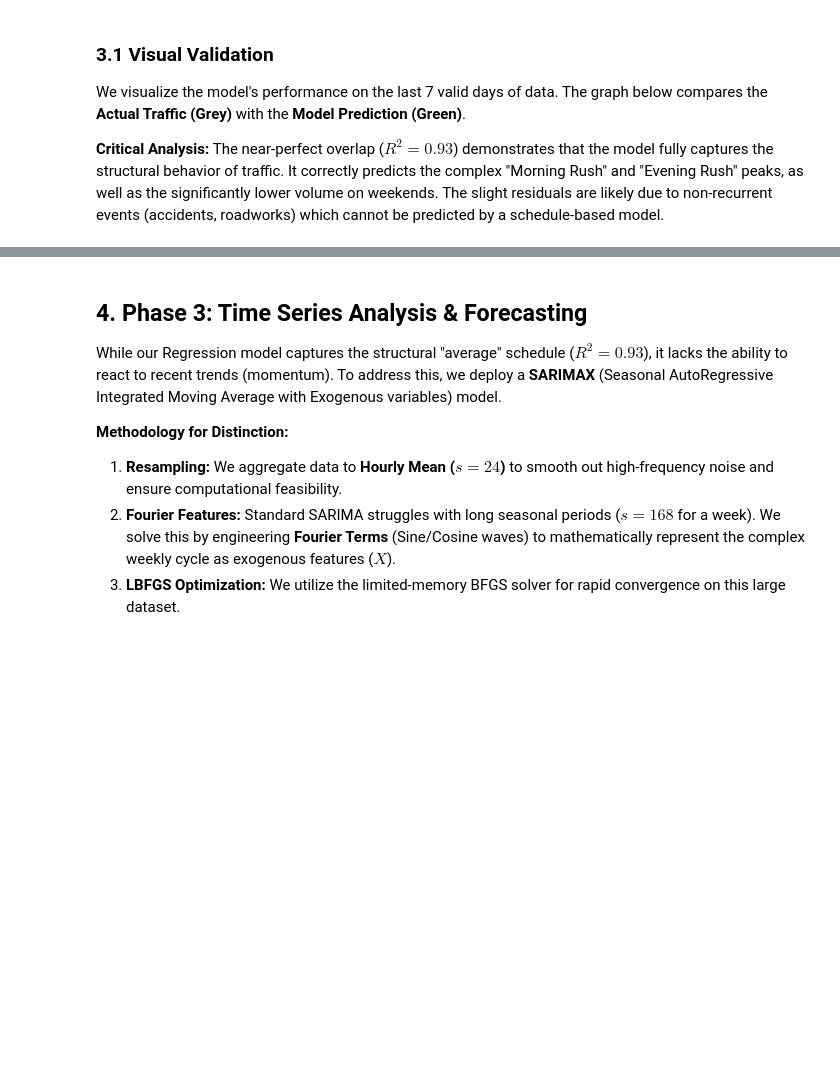
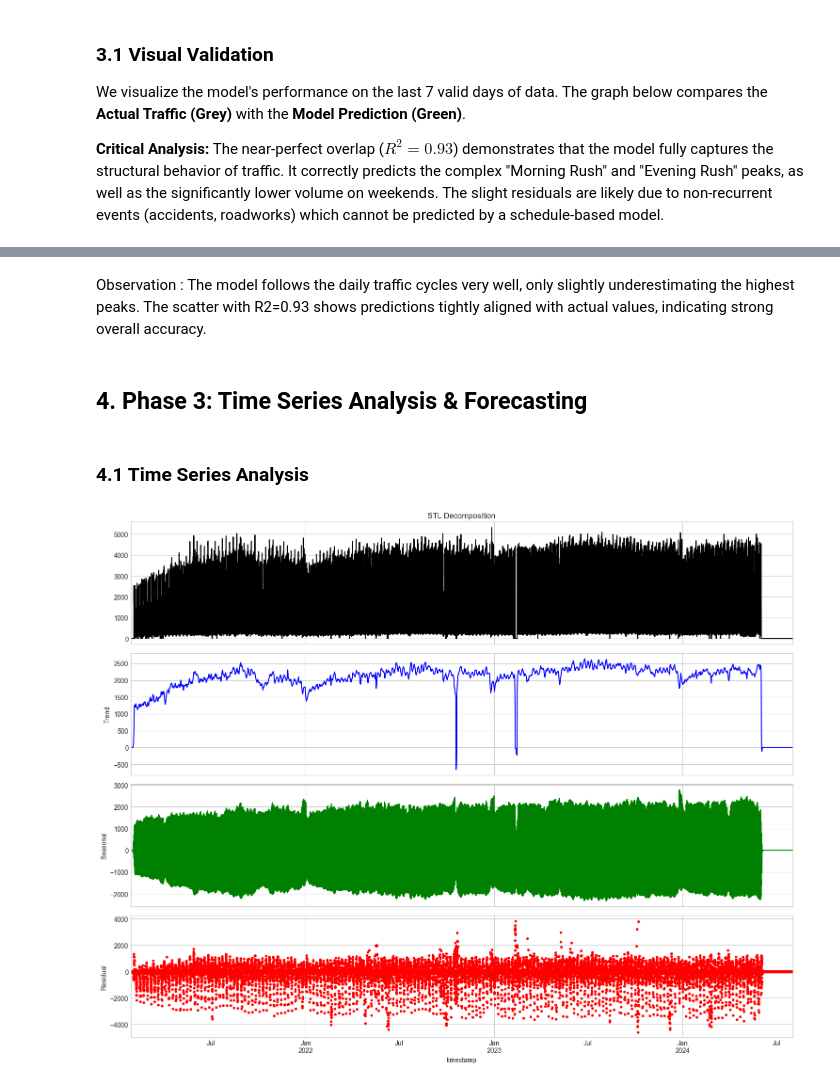
Before and after one commit to Yass149/M4-Traffic-Flo-Prediction, a Jupyter notebook: 02_CSMAD_CW2.ipynb, the cells around one changed output, grey strips where cells are left out. Saved outputs shown, nothing was run; the diff lists cells and outputs as text; code cells hidden in the pictures; blank space fills up the shorter version.

```diff
--- a/02_CSMAD_CW2.ipynb
+++ b/02_CSMAD_CW2.ipynb
@@ -209,9 +301,29 @@ viz.plot_regression_performance(y_true, y_pred, model_name='Polynomial Ridge', r
+# %% [markdown]
+Observation : The model follows the daily traffic cycles very well, only slightly underestimating the highest peaks. The scatter with R2=0.93 shows predictions tightly aligned with actual values, indicating strong overall accuracy.
 # %% [markdown]
 ## 4. Phase 3: Time Series Analysis & Forecasting
-
-While our Regression model captures the structural "average" schedule ($R^2=0.93$), it lacks the ability to react to recent trends (momentum). To address this, we deploy a **SARIMAX** (Seasonal AutoRegressive Integrated Moving Average with Exogenous variables) model.
-
-**Methodology for Distinction:**
-1.  **Resampling:** We aggregate data to **Hourly Mean ($s=24$)** to smooth out high-frequency noise and ensure computational feasibility.
-2.  **Fourier Features:** Standard SARIMA struggles with long seasonal periods ($s=168$ for a week). We solve this by engineering **Fourier Terms** (Sine/Cosine waves) to mathematically represent the complex weekly cycle as exogenous features ($X$).
-3.  **LBFGS Optimization:** We utilize the limited-memory BFGS solver for rapid convergence on this large dataset.
+# %% [markdown]
+### 4.1 Time Series Analysis
+# %%
+# Ensure datetime index
+df = traffic_df.copy()
+if "timestamp" in df.columns:
+    df["timestamp"] = pd.to_datetime(df["timestamp"])
+    df = df.set_index("timestamp")
+
+# Keep only numeric total_volume and resample to 1H
+ts_hourly = (
+    pd.to_numeric(df["total_volume"], errors="coerce")   # turn 'none' -> NaN
+    .resample("1h")
+    .sum()
+    .dropna()
+)
+
+# Run STL on hourly series
+stl_result = stl_decompose(ts_hourly, period=24)
+
+# Visualizer expects a DataFrame with total_volume column and DatetimeIndex
+viz_hourly = TrafficVisualizer(ts_hourly.to_frame(name="total_volume"))
+viz_hourly.plot_decomposition(stl_result)
+# %% [output]
+[figure, added]
```
Also changed, not shown: parts of 39 cells of this notebook, 11 other files.
